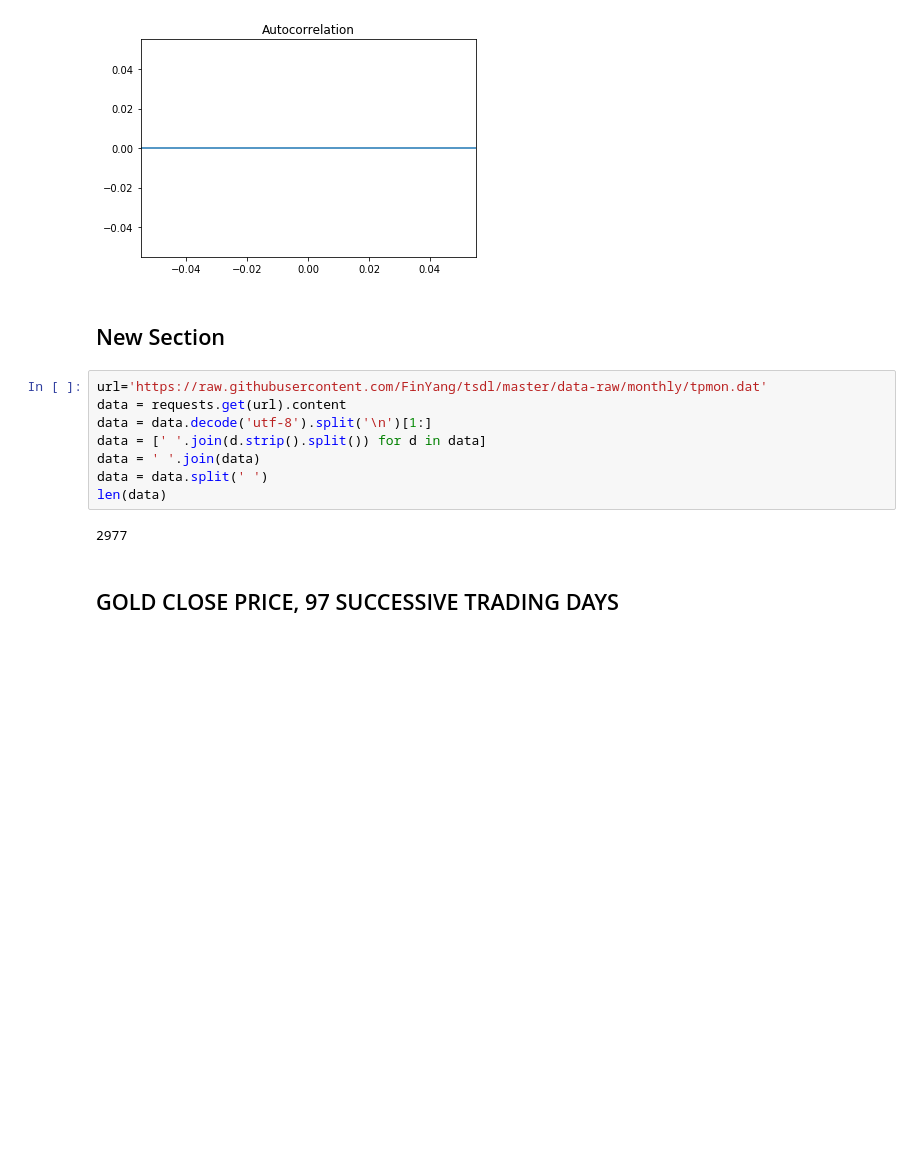
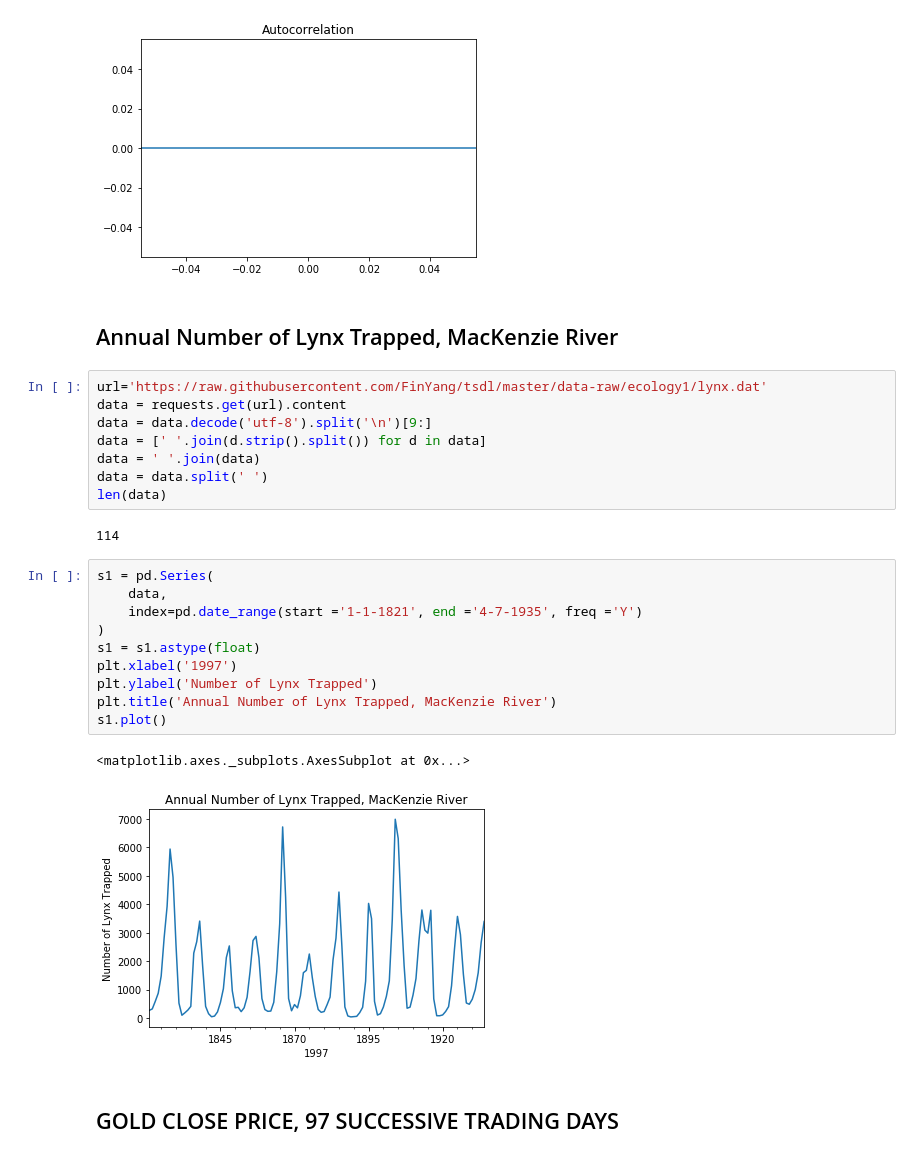
Before and after one commit to jamissonfreitas/IN1167, a Jupyter notebook: Cap1_2.ipynb, the cells around one changed output. Saved outputs shown, nothing was run; the diff lists cells and outputs as text; blank space fills up the shorter version.

```diff
--- a/Cap1_2.ipynb
+++ b/Cap1_2.ipynb
@@ -109,18 +110,31 @@ plot_acf(result.resid, lags=12)
 plt.show()
 # %% [output]
 [figure]
-# %% [markdown]
-## New Section
+# %% [markdown]
+## Annual Number of Lynx Trapped, MacKenzie River
 # %%
-url='https://raw.githubusercontent.com/FinYang/tsdl/master/data-raw/monthly/tpmon.dat'
+url='https://raw.githubusercontent.com/FinYang/tsdl/master/data-raw/ecology1/lynx.dat'
 data = requests.get(url).content
-data = data.decode('utf-8').split('\n')[1:]
+data = data.decode('utf-8').split('\n')[9:]
 data = [' '.join(d.strip().split()) for d in data]
 data = ' '.join(data)
 data = data.split(' ')
 len(data)
 # %% [output]
-2977
+114
+# %%
+s1 = pd.Series(
+    data,
+    index=pd.date_range(start ='1-1-1821', end ='4-7-1935', freq ='Y')
+)
+s1 = s1.astype(float)
+plt.xlabel('1997')
+plt.ylabel('Number of Lynx Trapped')
+plt.title('Annual Number of Lynx Trapped, MacKenzie River')
+s1.plot()
+# %% [output]
+<matplotlib.axes._subplots.AxesSubplot at 0x...>
+[figure, added]
 # %% [markdown]
 ## GOLD CLOSE PRICE, 97 SUCCESSIVE TRADING DAYS
 # %%
```
Also changed, not shown: parts of 3 cells of this notebook.
